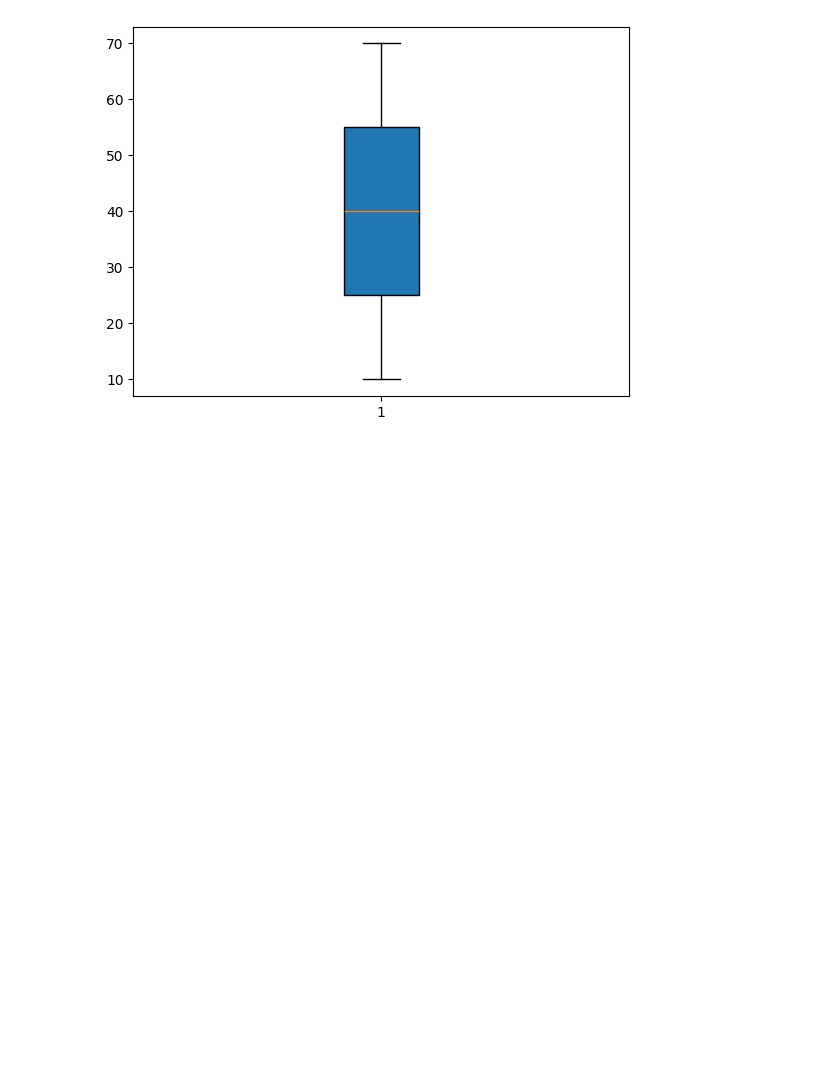
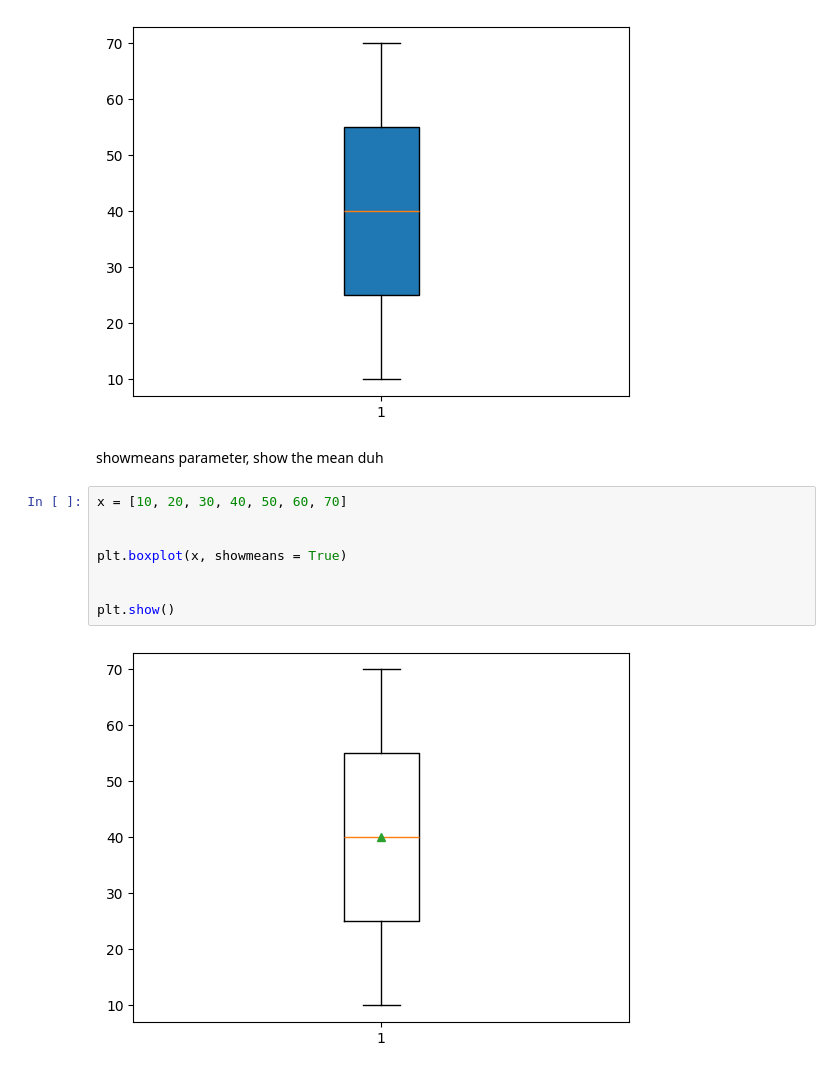
Before and after one commit to Musawer-Afzal/AI-Engineering, a Jupyter notebook: Matplotlib/Box_and_Whisker_plot.ipynb, the cells around one changed output. Saved outputs shown, nothing was run; the diff lists cells and outputs as text; blank space fills up the shorter version.

Commit message:
showmeans parameter

```diff
--- a/Matplotlib/Box_and_Whisker_plot.ipynb
+++ b/Matplotlib/Box_and_Whisker_plot.ipynb
@@ -69,3 +69,15 @@ plt.boxplot(x, patch_artist = True)
 plt.show()
 # %% [output]
 [figure]
+# %% [markdown]
+showmeans parameter, show the mean duh
+# %%
+x = [10, 20, 30, 40, 50, 60, 70]
+
+
+plt.boxplot(x, showmeans = True)
+
+
+plt.show()
+# %% [output]
+[figure, added]
```
